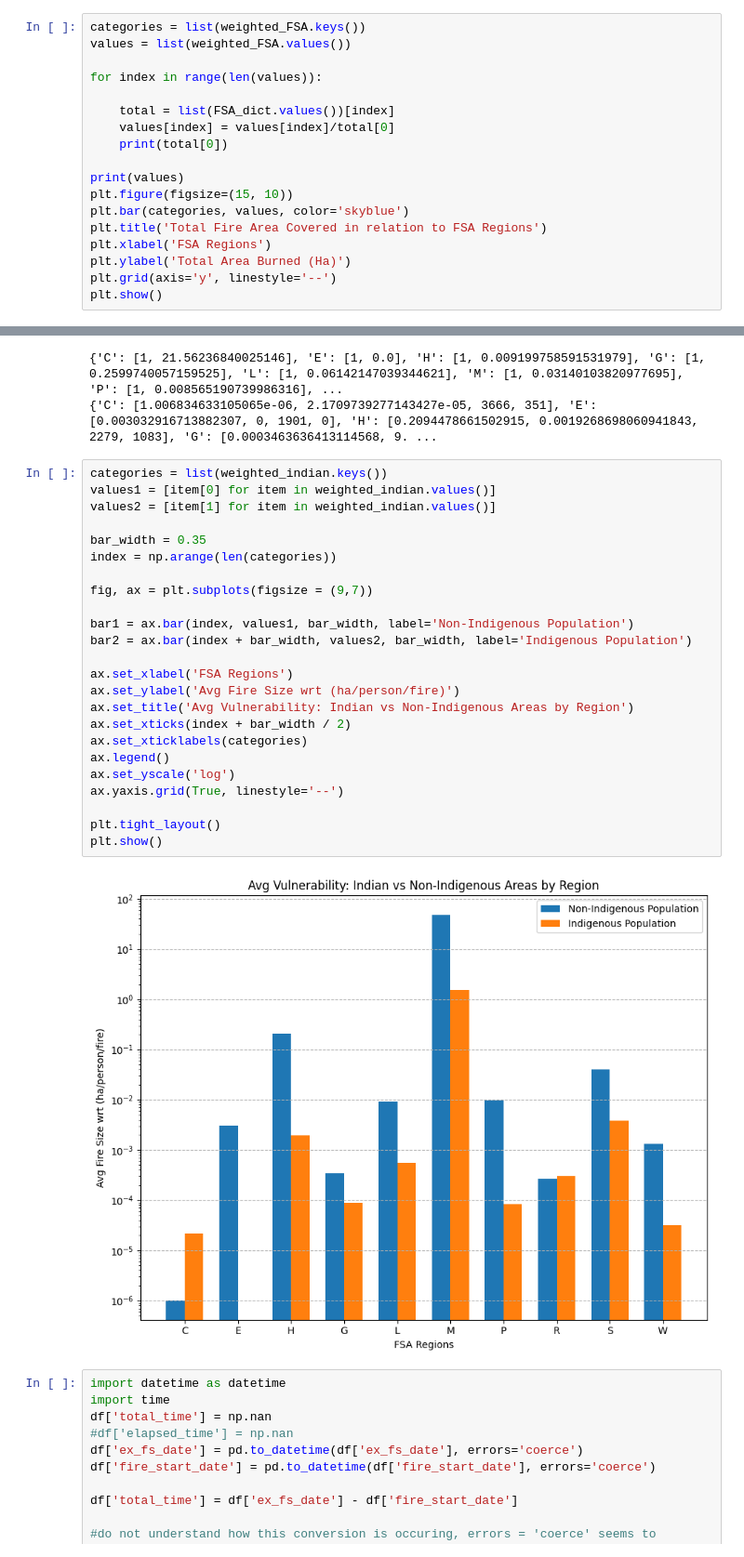
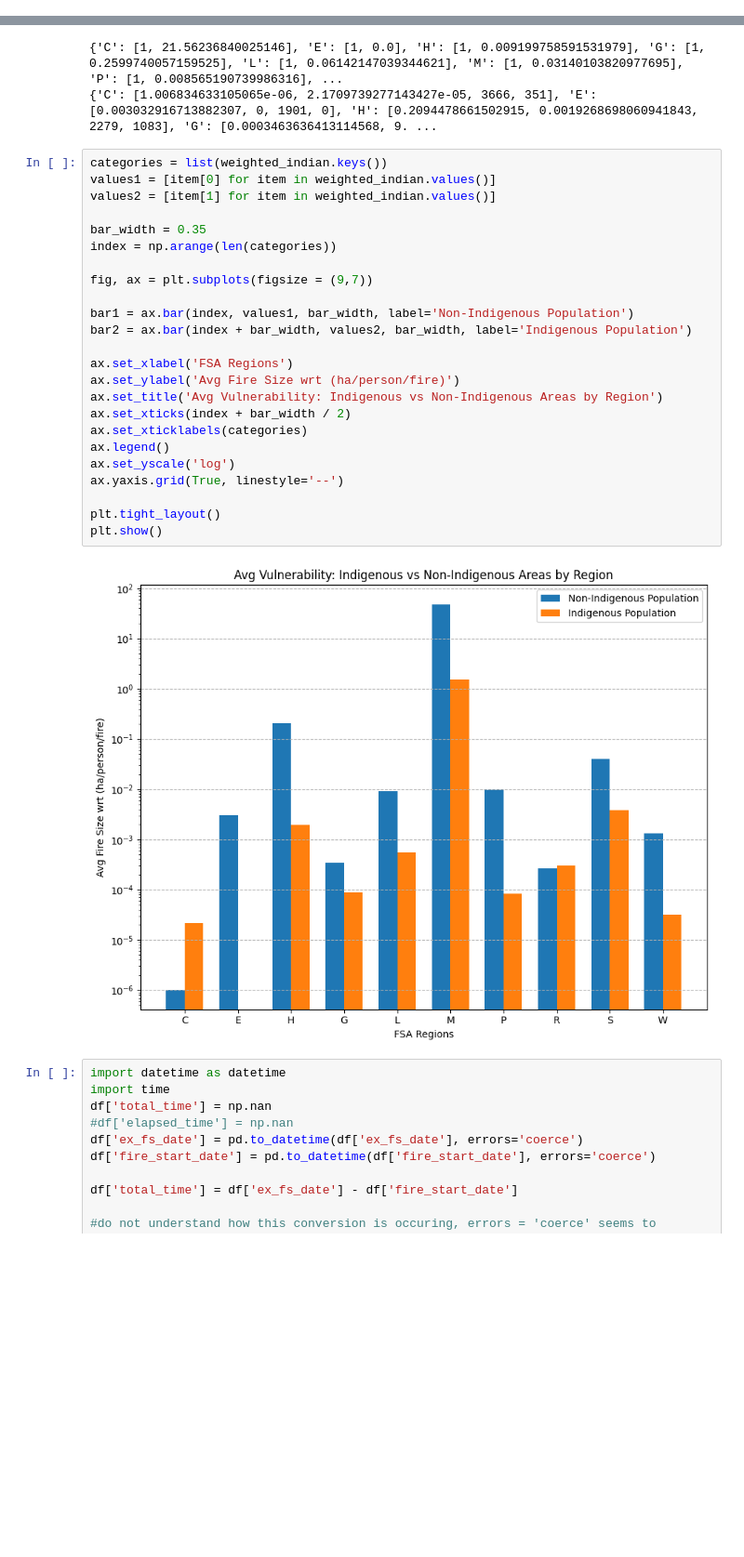
Before and after one commit to pandya-aditya/CxC_Hackathon, a Jupyter notebook: main.ipynb, the cells around one changed output, grey strips where cells are left out. Shown at 93% size. Drawn from its saved outputs; the diff is of its cells as text; blank space fills up the shorter version.

```diff
--- a/main.ipynb
+++ b/main.ipynb
@@ -246,21 +246,3 @@ plot_fires_by_region_and_category(g_causes_total)
 [figure]
 [figure]
 [figure]
-# %%
-categories = list(weighted_FSA.keys())
-values = list(weighted_FSA.values())
-
-for index in range(len(values)):
-
-    total = list(FSA_dict.values())[index]
-    values[index] = values[index]/total[0]
-    print(total[0])
-
-print(values)
-plt.figure(figsize=(15, 10))
-plt.bar(categories, values, color='skyblue')
-plt.title('Total Fire Area Covered in relation to FSA Regions')
-plt.xlabel('FSA Regions')
-plt.ylabel('Total Area Burned (Ha)')
-plt.grid(axis='y', linestyle='--')
-plt.show()
@@ -448,29 +417,29 @@ print(weighted_indian)
 # %%
 categories = list(weighted_indian.keys())
 values1 = [item[0] for item in weighted_indian.values()]
 values2 = [item[1] for item in weighted_indian.values()]
 
 bar_width = 0.35
 index = np.arange(len(categories))
 
 fig, ax = plt.subplots(figsize = (9,7))
 
 bar1 = ax.bar(index, values1, bar_width, label='Non-Indigenous Population')
 bar2 = ax.bar(index + bar_width, values2, bar_width, label='Indigenous Population')
 
 ax.set_xlabel('FSA Regions')
 ax.set_ylabel('Avg Fire Size wrt (ha/person/fire)')
-ax.set_title('Avg Vulnerability: Indian vs Non-Indigenous Areas by Region')
+ax.set_title('Avg Vulnerability: Indigenous vs Non-Indigenous Areas by Region')
 ax.set_xticks(index + bar_width / 2)
 ax.set_xticklabels(categories)
 ax.legend()
 ax.set_yscale('log')
 ax.yaxis.grid(True, linestyle='--')
 
 plt.tight_layout()
 plt.show()
 # %% [output]
-[figure, old version]
+[figure, new version]
 # %%
 import datetime as datetime
 import time
```
Also changed, not shown: parts of 9 cells of this notebook.
